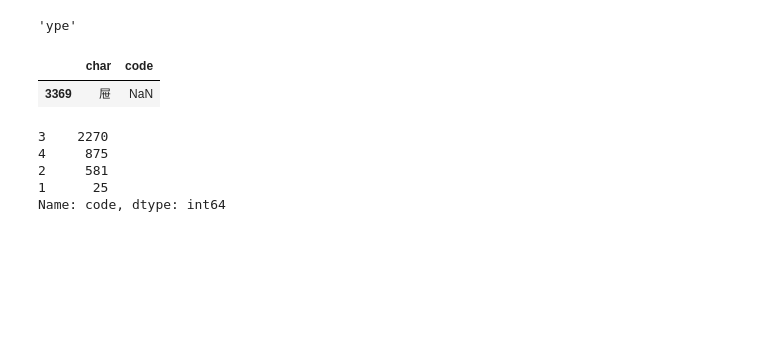
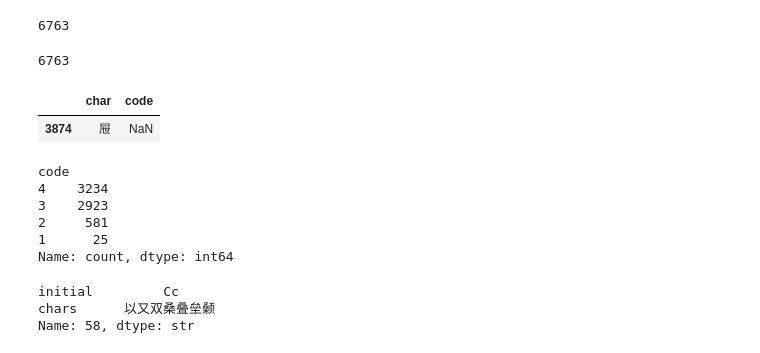
Before and after one commit to jincheng-yang/mingkwai, a Jupyter notebook: dev/mingkuai.ipynb, the cells around one changed output. Drawn from its saved outputs; the diff is of its cells as text; code cells hidden in the pictures; blank space fills up the shorter version.

Commit message:
add additional roller to include all characters from GB2312

```diff
--- a/dev/mingkuai.ipynb
+++ b/dev/mingkuai.ipynb
@@ -18,19 +6,36 @@ len(frequently_used)
+# %%
+with open("GB2312汉字表_6763.txt", "r", encoding="utf-8") as f:
+    gb2312 = f.read().split("\n")
+gb2312 = gb2312[6:]
+len(gb2312)
+# %% [output]
+6763
+# %%
+df_zipin = pd.read_csv("zipin.csv", sep='\t')
+
+gb2312_freq = [char for char in df_zipin["Character"] if char in gb2312]
+gb2312_missing = [
+    char for char in df["words"]
+    if char in gb2312 and char not in gb2312_freq
+]
+gb2312_missing = list(dict.fromkeys(gb2312_missing))
+gb2312 = gb2312_freq + gb2312_missing
+
+len(gb2312)
+# %% [output]
+6763
 # %%
-df_freq = pd.DataFrame({'char': list(frequently_used), 'code': ''})
+df_gb2312 = pd.DataFrame({'char': list(gb2312), 'code': ''})
-# %%
-df[df['words'] == '谊'].iloc[0, 1]
-# %% [output]
-'ype'
 # %%
-for i, row in df_freq.iterrows():
+for i, row in df_gb2312.iterrows():
     char = row['char']
     try:
-        df_freq.loc[i, 'code'] = df[df['words'] == char].iloc[0, 1]
+        df_gb2312.loc[i, 'code'] = df[df['words'] == char].iloc[0, 1]
     except:
         print(row)
 # %%
-df_freq[df_freq['char'] == '屉']
+df_gb2312[df_gb2312['char'] == '屉']
 # %% [output]
 |  | char | code |
-| 3369 | 屉 | NaN |
+| 3874 | 屉 | NaN |
 # %%
@@ -38,9 +43,10 @@ df_freq.loc[3369, 'code'] = 'nan'
 # %%
-df_freq.code.apply(len).value_counts()
+df_gb2312.code.apply(len).value_counts()
 # %% [output]
-3    2270
-4     875
+code
+4    3234
+3    2923
 2     581
 1      25
-Name: code, dtype: int64
+Name: count, dtype: int64
 # %%
@@ -56,3 +62,9 @@ for i in range(25):
+# %%
+df_zone.loc[2 * 29]
+# %% [output]
+initial         Cc
+chars      以又双桑叠垒颡
+Name: 58, dtype: str
 # %%
 df_zone.chars.apply(len).max()
 # %% [output]
```
Also changed, not shown: parts of 28 cells of this notebook, 8 other files.
